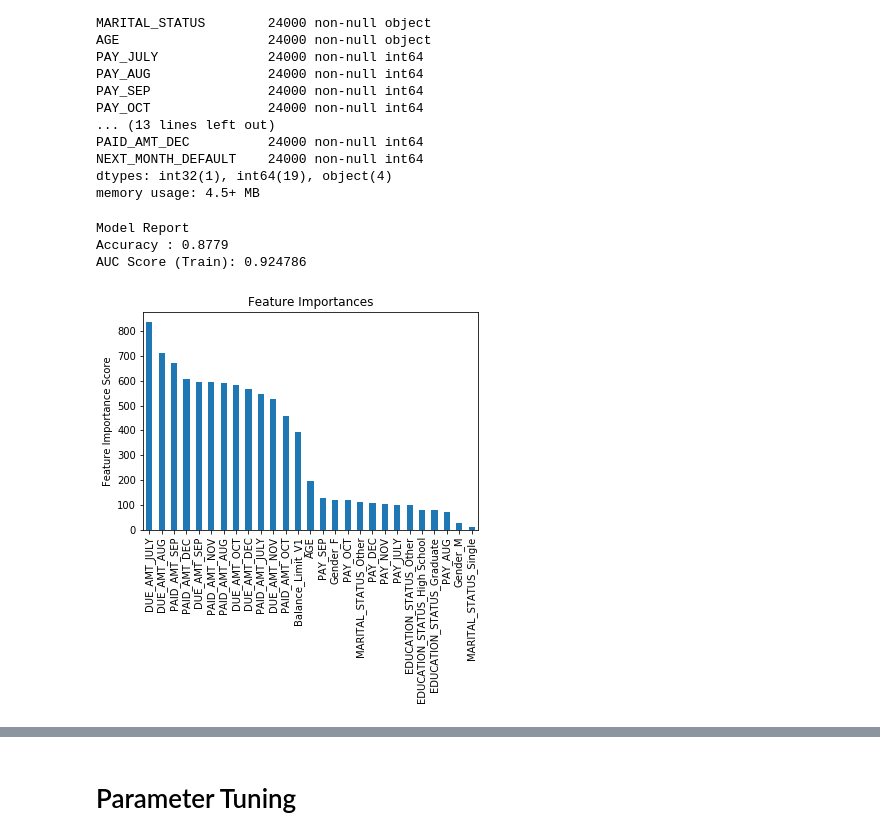
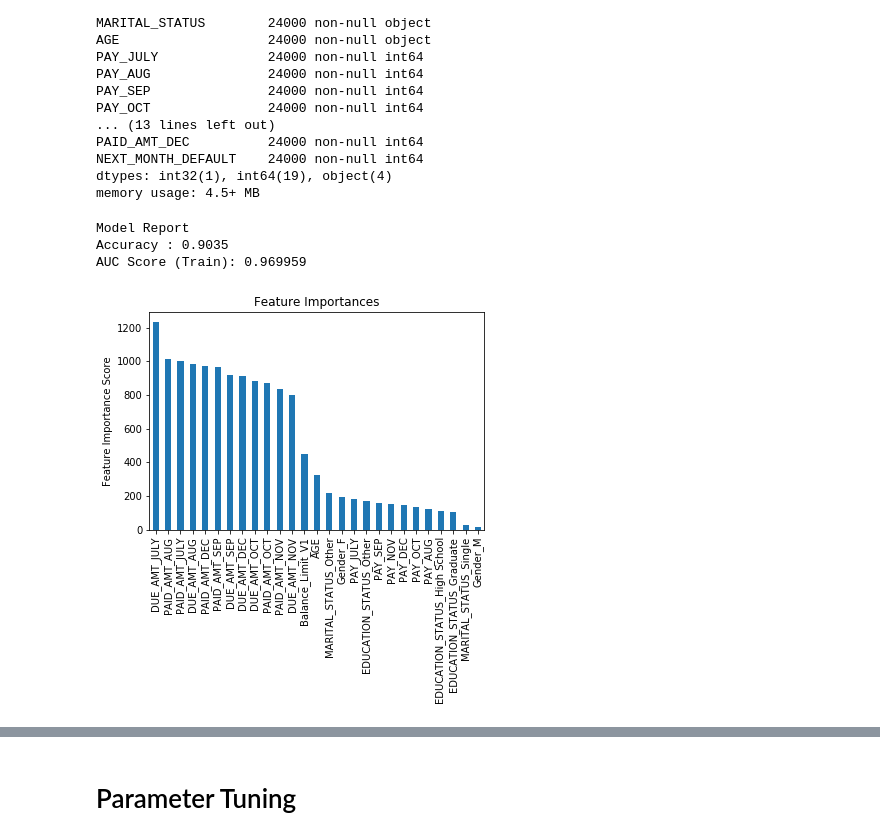
Before and after one commit to shayeny/data-storm-v1, a Jupyter notebook: Day 3/Day 3 Notebook.ipynb, the cells around one changed output, grey strips where cells are left out. Saved outputs shown, nothing was run; the diff lists cells and outputs as text; code cells hidden in the pictures.

```diff
--- a/Day 3/Day 3 Notebook.ipynb
+++ b/Day 3/Day 3 Notebook.ipynb
@@ -136,23 +123,23 @@ def get_metrics(true_labels, predicted_labels):
 # %%
 predictorsnew = [x for x in New.columns if x not in [target, IDcol]]
 xgb_new = XGBClassifier(
  learning_rate =0.1,
  n_estimators=1000,
  max_depth=11,
  min_child_weight=1,
  gamma=0.4,
  subsample=0.8,
  colsample_bytree=0.8,
  objective= 'binary:logistic',
  nthread=4,
  scale_pos_weight=1,
  seed=27)
-model_2 = modelfit(xgb_new, New, predictorsnew)
+model_2 = modelfit(xgb_new, train_all, predictorsnew)
 # %% [output]
 Model Report
-Accuracy : 0.8779
-AUC Score (Train): 0.924786
+Accuracy : 0.9035
+AUC Score (Train): 0.969959
-[figure, old version]
+[figure, new version]
 # %%
 #Print Confusion Matrix
 predictions_lgbm_02 = np.where(model_2.predict(test_all[predictorsnew]) > 0.5, 1, 0)
```
Also changed, not shown: parts of 3 cells of this notebook.
